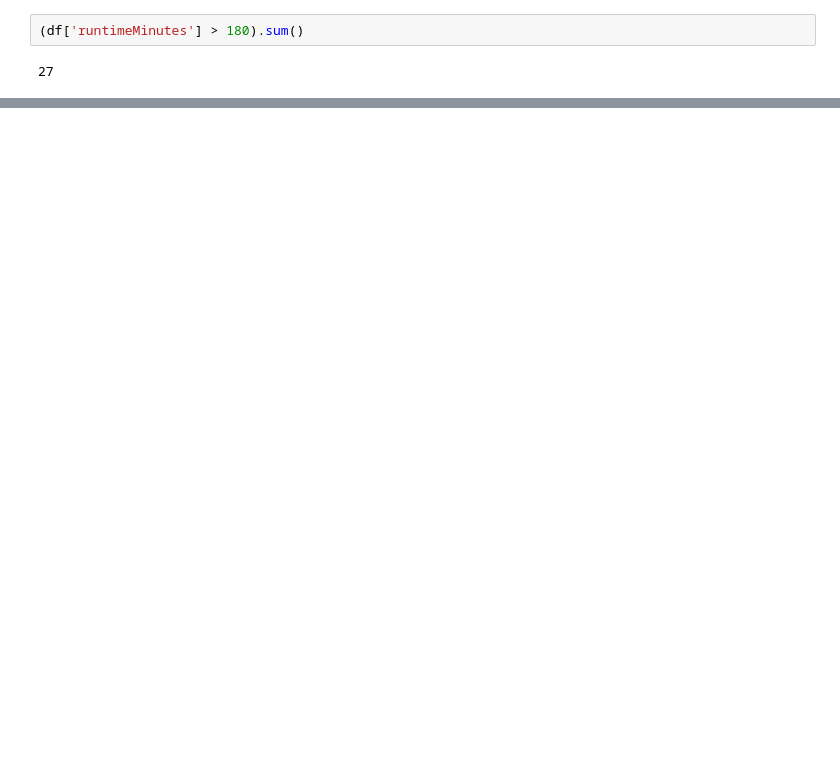
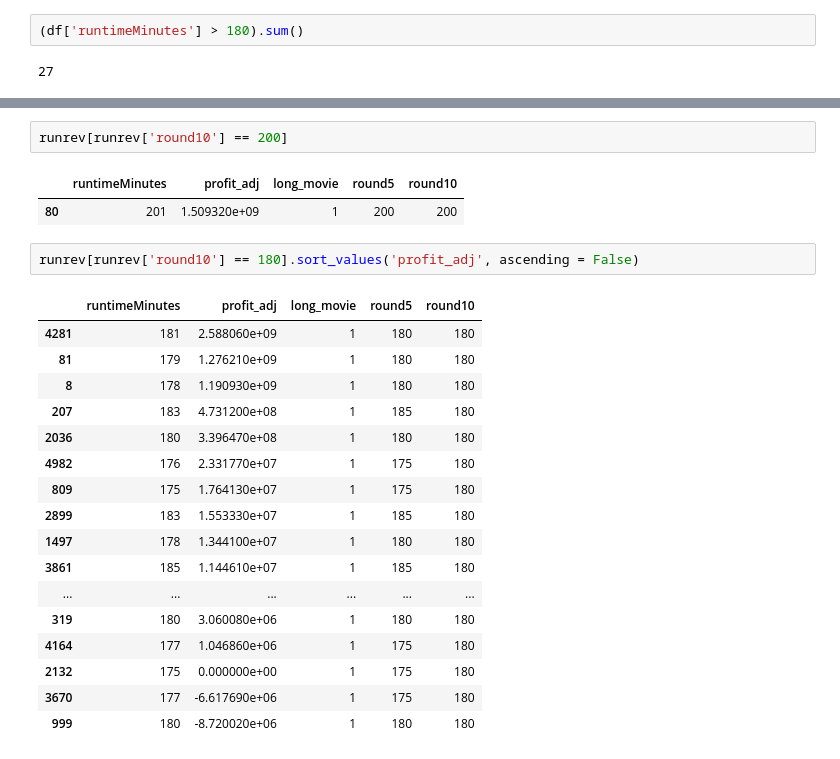
Before and after one commit to msmccann10/PP-movie-database-and-analysis, a Jupyter notebook: 03_Hypothesis_Testing.ipynb, the cells around one changed output, grey strips where cells are left out. Saved outputs shown, nothing was run; the diff lists cells and outputs as text; blank space fills up the shorter version.

```diff
--- a/03_Hypothesis_Testing.ipynb
+++ b/03_Hypothesis_Testing.ipynb
@@ -1096,0 +1098,25 @@ fig.savefig(f"images/revenue by genre.png")
+# %%
+runrev[runrev['round10'] == 200]
+# %% [output]
+|  | runtimeMinutes | profit_adj | long_movie | round5 | round10 |
+| 80 | 201 | 1.509320e+09 | 1 | 200 | 200 |
+# %%
+runrev[runrev['round10'] == 180].sort_values('profit_adj', ascending = False)
+# %% [output]
+|  | runtimeMinutes | profit_adj | long_movie | round5 | round10 |
+| 4281 | 181 | 2.588060e+09 | 1 | 180 | 180 |
+| 81 | 179 | 1.276210e+09 | 1 | 180 | 180 |
+| 8 | 178 | 1.190930e+09 | 1 | 180 | 180 |
+| 207 | 183 | 4.731200e+08 | 1 | 185 | 180 |
+| 2036 | 180 | 3.396470e+08 | 1 | 180 | 180 |
+| 4982 | 176 | 2.331770e+07 | 1 | 175 | 180 |
+| 809 | 175 | 1.764130e+07 | 1 | 175 | 180 |
+| 2899 | 183 | 1.553330e+07 | 1 | 185 | 180 |
+| 1497 | 178 | 1.344100e+07 | 1 | 180 | 180 |
+| 3861 | 185 | 1.144610e+07 | 1 | 185 | 180 |
+| ... | ... | ... | ... | ... | ... |
+| 319 | 180 | 3.060080e+06 | 1 | 180 | 180 |
+| 4164 | 177 | 1.046860e+06 | 1 | 175 | 180 |
+| 2132 | 175 | 0.000000e+00 | 1 | 175 | 180 |
+| 3670 | 177 | -6.617690e+06 | 1 | 175 | 180 |
+| 999 | 180 | -8.720020e+06 | 1 | 180 | 180 |
```
Also changed, not shown: parts of 59 cells of this notebook, 7 other files.
